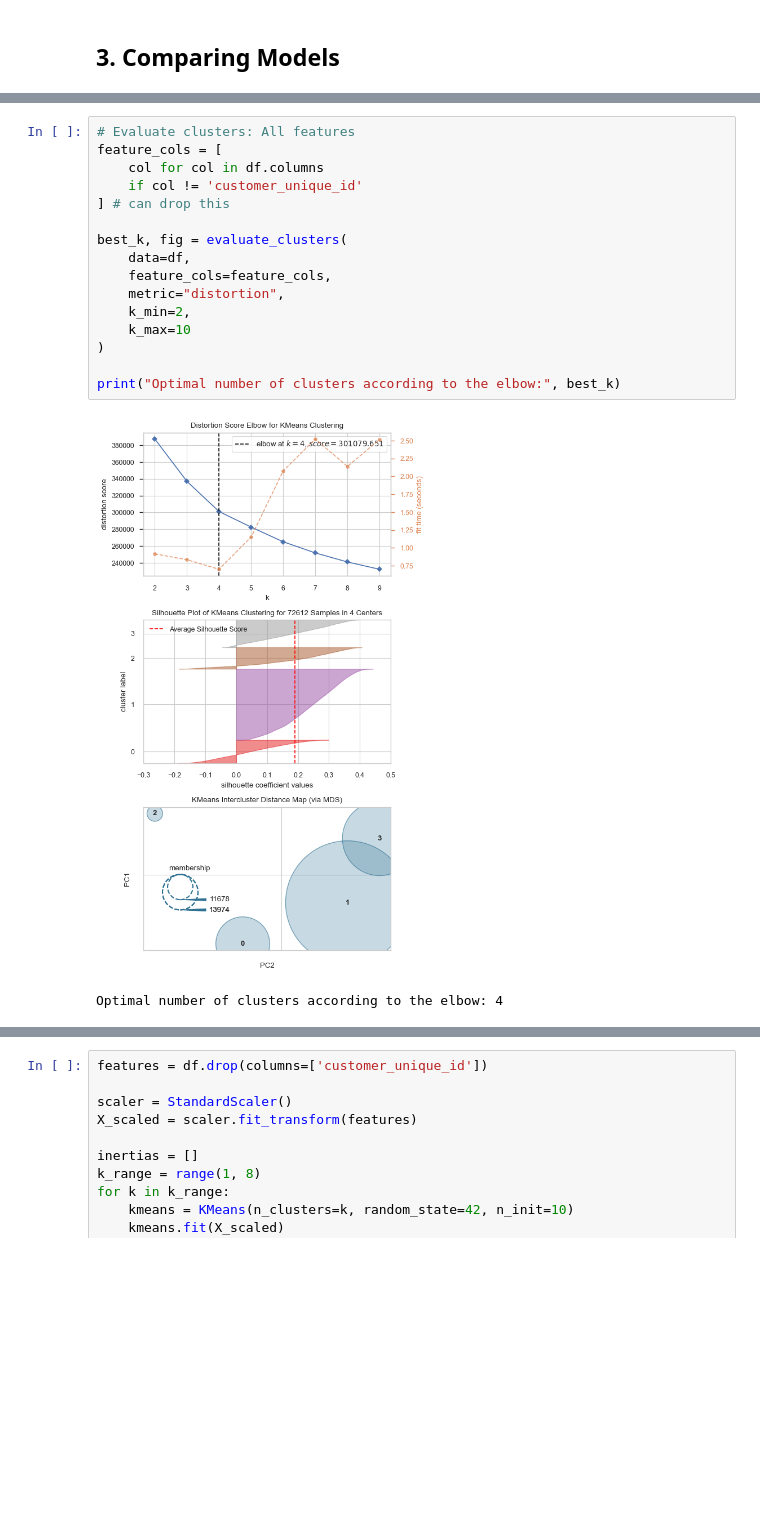
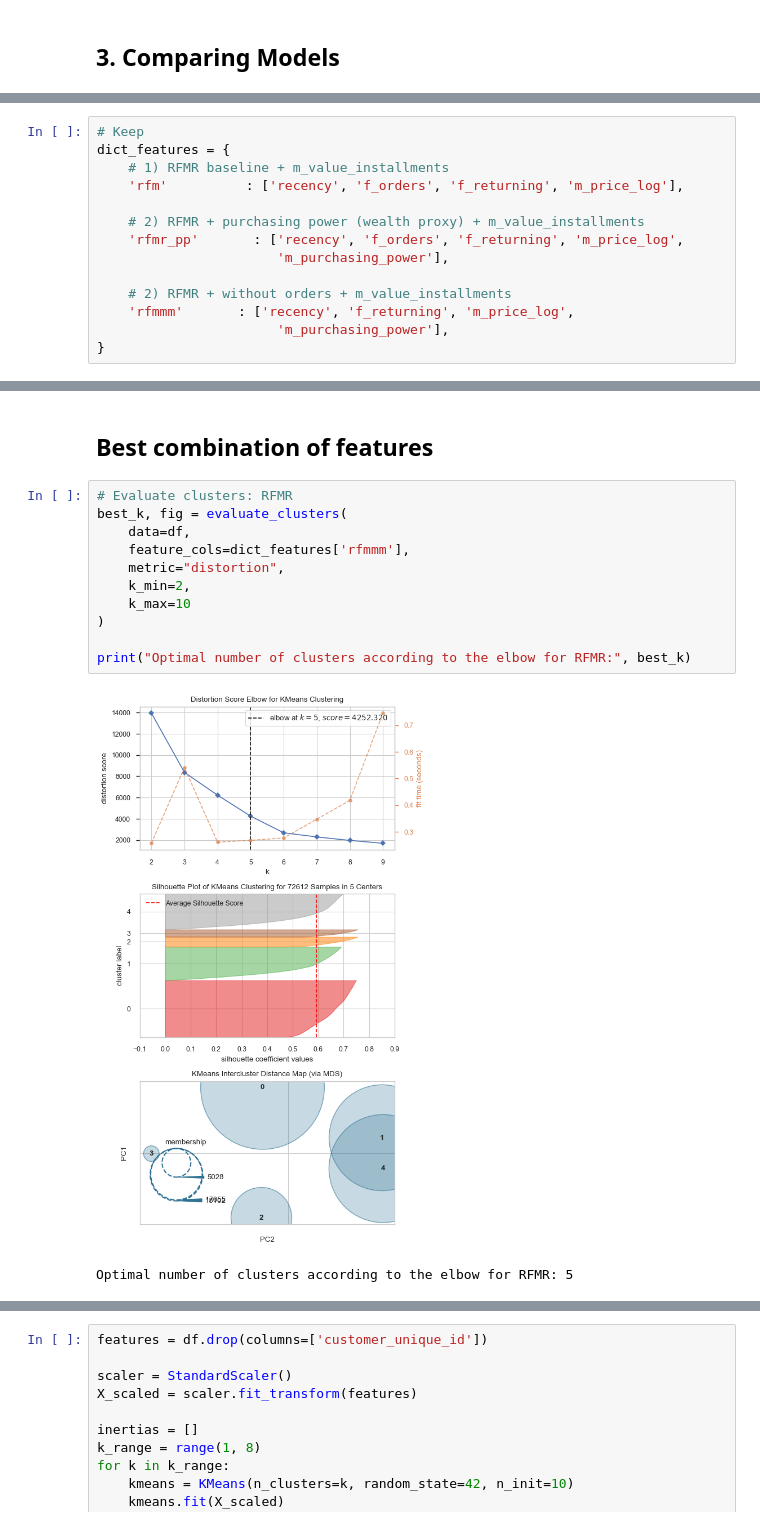
Before and after one commit to nataschaminnitt/segmenting_customers, a Jupyter notebook: notebooks/P5 notebook modeling.ipynb, the cells around one changed output, grey strips where cells are left out. Cells and saved outputs as stored; diff of their text form; blank space fills up the shorter version.

```diff
--- a/notebooks/P5 notebook modeling.ipynb
+++ b/notebooks/P5 notebook modeling.ipynb
@@ -173,0 +224,14 @@ memory usage: 6.1 MB
+# %%
+# Keep
+dict_features = {
+    # 1) RFMR baseline + m_value_installments
+    'rfm'          : ['recency', 'f_orders', 'f_returning', 'm_price_log'],
+
+    # 2) RFMR + purchasing power (wealth proxy) + m_value_installments
+    'rfmr_pp'       : ['recency', 'f_orders', 'f_returning', 'm_price_log',
+                       'm_purchasing_power'],
+
+    # 2) RFMR + without orders + m_value_installments
+    'rfmmm'       : ['recency', 'f_returning', 'm_price_log',
+                       'm_purchasing_power'],
+}
@@ -174,19 +263,16 @@ memory usage: 6.1 MB
+# %% [markdown]
+## Best combination of features
 # %%
-# Evaluate clusters: All features
-feature_cols = [
-    col for col in df.columns
-    if col != 'customer_unique_id'
-] # can drop this
-
+# Evaluate clusters: RFMR
 best_k, fig = evaluate_clusters(
     data=df,
-    feature_cols=feature_cols,
+    feature_cols=dict_features['rfmmm'],
     metric="distortion",
     k_min=2,
     k_max=10
 )
 
-print("Optimal number of clusters according to the elbow:", best_k)
+print("Optimal number of clusters according to the elbow for RFMR:", best_k)
 # %% [output]
-[figure, old version]
+[figure, new version]
-Optimal number of clusters according to the elbow: 4
+Optimal number of clusters according to the elbow for RFMR: 5
```
Also changed, not shown: parts of 17 cells of this notebook, 2 other files.
